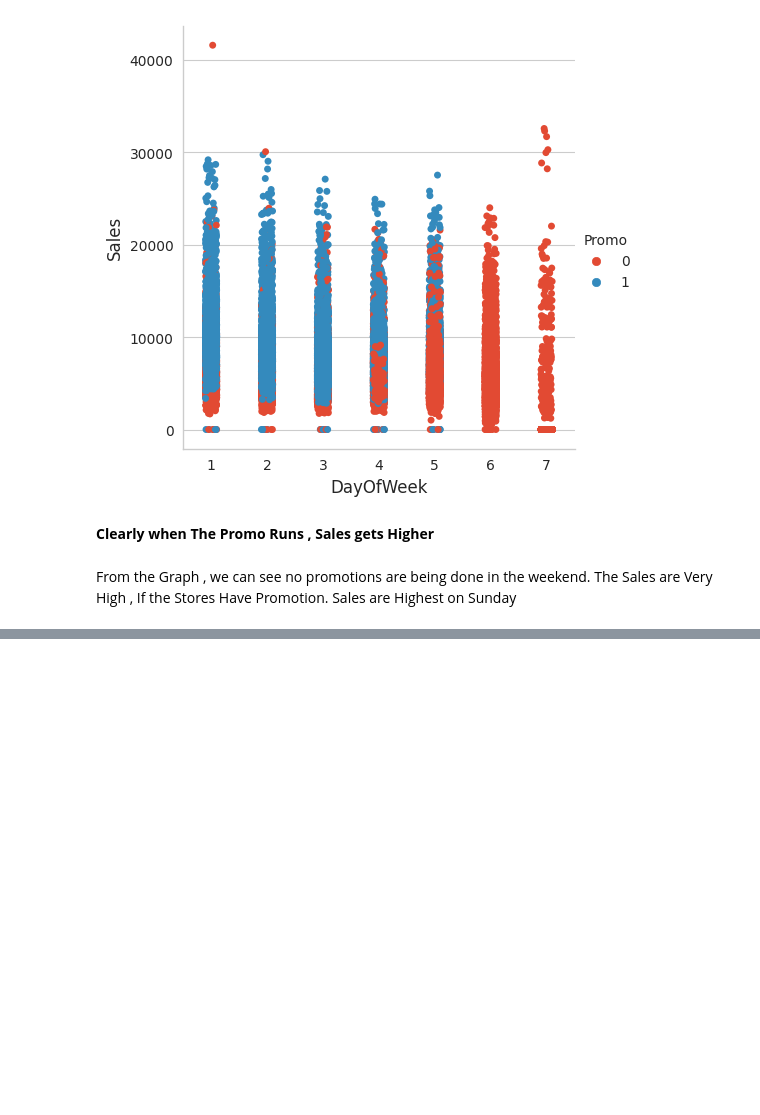
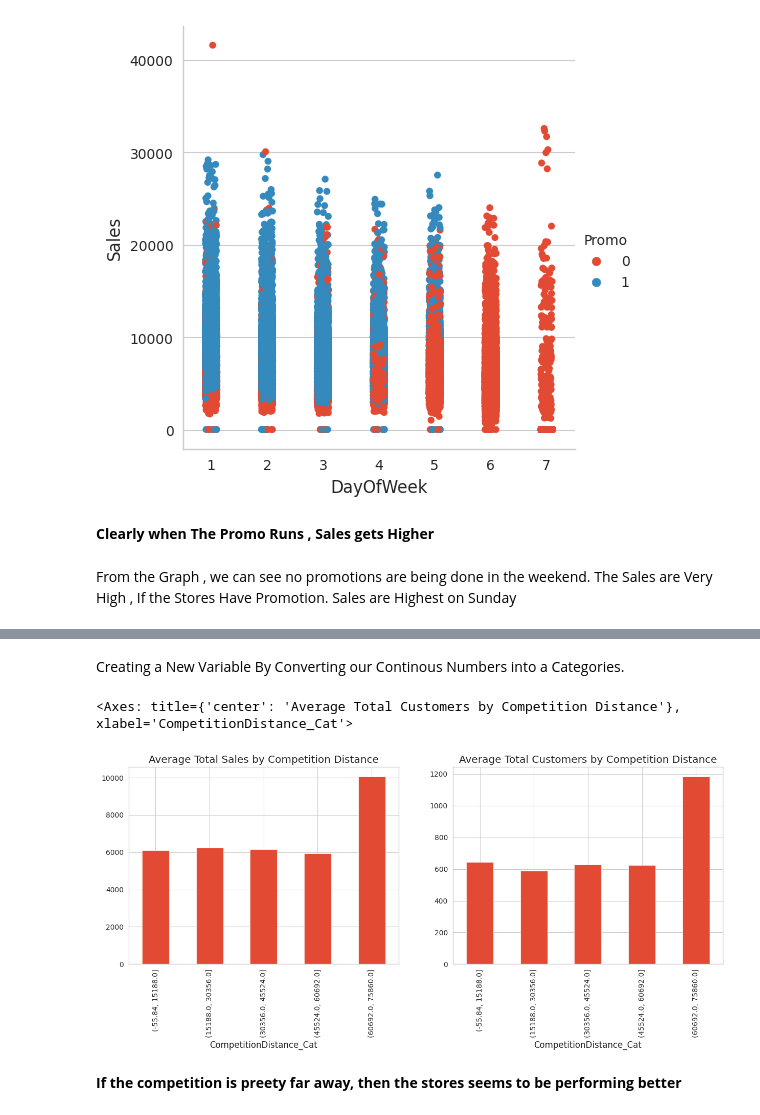
Before and after one commit to himanshu302002/ML-Regression-, a Jupyter notebook: (Capstone_Project)ML_Regression_on_Retail_Sales_Prediction.ipynb, the cells around one changed output, grey strips where cells are left out. Drawn from its saved outputs; the diff is of its cells as text; code cells hidden in the pictures; blank space fills up the shorter version.

```diff
--- a/(Capstone_Project)ML_Regression_on_Retail_Sales_Prediction.ipynb
+++ b/(Capstone_Project)ML_Regression_on_Retail_Sales_Prediction.ipynb
@@ -542,0 +566,13 @@ Sales are Highest on Sunday
+# %% [markdown]
+Creating a New Variable By Converting our Continous Numbers into a Categories.
+# %%
+df["CompetitionDistance_Cat"] = pd.cut(df["CompetitionDistance"], 5)
+# %%
+f, ax = plt.subplots(1,2, figsize = (15,5))
+df.groupby(by = "CompetitionDistance_Cat").Sales.mean().plot(kind = "bar", title = "Average Total Sales by Competition Distance", ax = ax[0])
+df.groupby(by = "CompetitionDistance_Cat").Customers.mean().plot(kind = "bar", title = "Average Total Customers by Competition Distance", ax = ax[1])
+# %% [output]
+<Axes: title={'center': 'Average Total Customers by Competition Distance'}, xlabel='CompetitionDistance_Cat'>
+[figure, added]
+# %% [markdown]
+**If the competition is preety far away, then the stores seems to be performing better**
```
Also changed, not shown: parts of 13 cells of this notebook.
